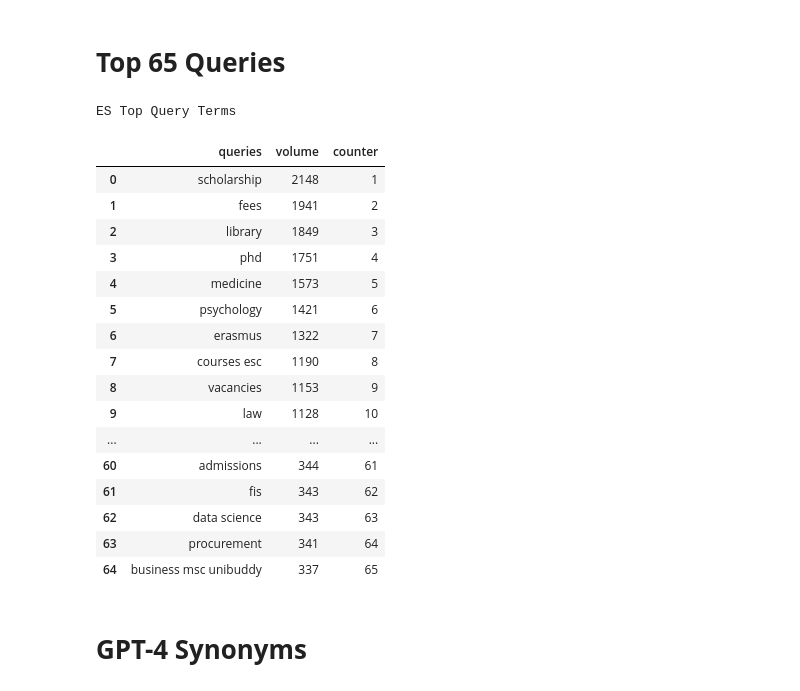
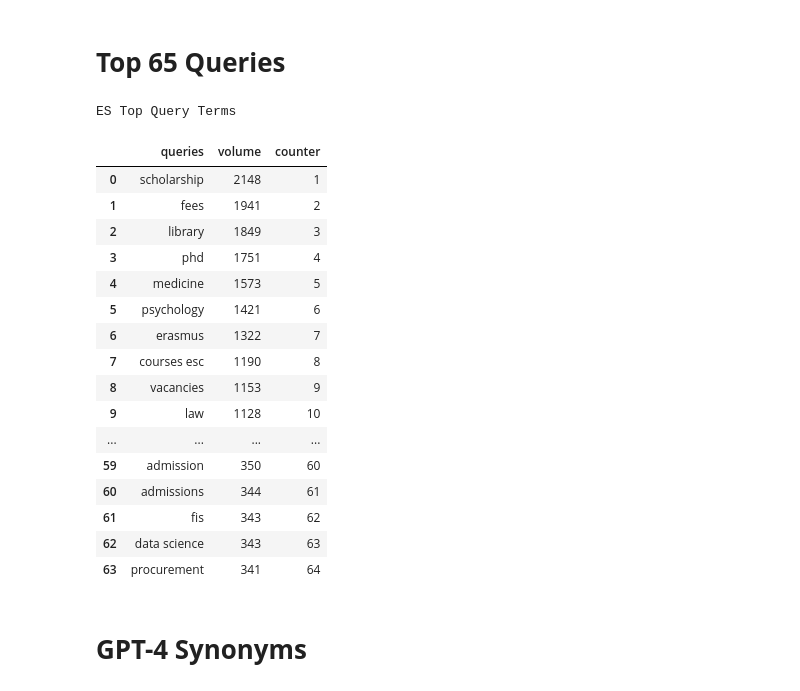
Before and after one commit to ColinDaly75/QAC_with_LTR_for_ES, a Jupyter notebook: es-llm-jargon.ipynb, the cells around one changed output. Cells and saved outputs as stored; diff of their text form; code cells hidden in the pictures.

```diff
--- a/es-llm-jargon.ipynb
+++ b/es-llm-jargon.ipynb
@@ -64,36 +66,36 @@ es_df['counter'] = range(initial_value, len(es_df) +initial_value)
 # %%
 # Truncate to use just top 65 queries
 # Without this truncation, the long tail will be excessively right-skewed
-es_df = es_df.head(65)
+es_df = es_df.head(64)
 # %%
 from IPython.display import display_html
 
-number=65
+number=64
 es_df_top=es_df.head(number)
 
 es_df_styler = es_df_top.style.set_table_attributes("style='display:inline'").set_caption('<b>ES Top Query Terms</b>')
 
 #display_html(es_df_styler._repr_html_()+ws_df_styler._repr_html_(), raw=True)
 display_html(es_df_styler._repr_html_(), raw=True)
 # %% [output]
 ES Top Query Terms
 |  | queries | volume | counter |
 | 0 | scholarship | 2148 | 1 |
 | 1 | fees | 1941 | 2 |
 | 2 | library | 1849 | 3 |
 | 3 | phd | 1751 | 4 |
 | 4 | medicine | 1573 | 5 |
 | 5 | psychology | 1421 | 6 |
 | 6 | erasmus | 1322 | 7 |
 | 7 | courses esc | 1190 | 8 |
 | 8 | vacancies | 1153 | 9 |
 | 9 | law | 1128 | 10 |
 | ... | ... | ... | ... |
+| 59 | admission | 350 | 60 |
 | 60 | admissions | 344 | 61 |
 | 61 | fis | 343 | 62 |
 | 62 | data science | 343 | 63 |
 | 63 | procurement | 341 | 64 |
-| 64 | business msc unibuddy | 337 | 65 |
 # %% [markdown]
 # **GPT-4 Synonyms**  <a class="anchor"  id="GPT-4"></a>
 # %%
```
Also changed, not shown: parts of 23 cells of this notebook.
